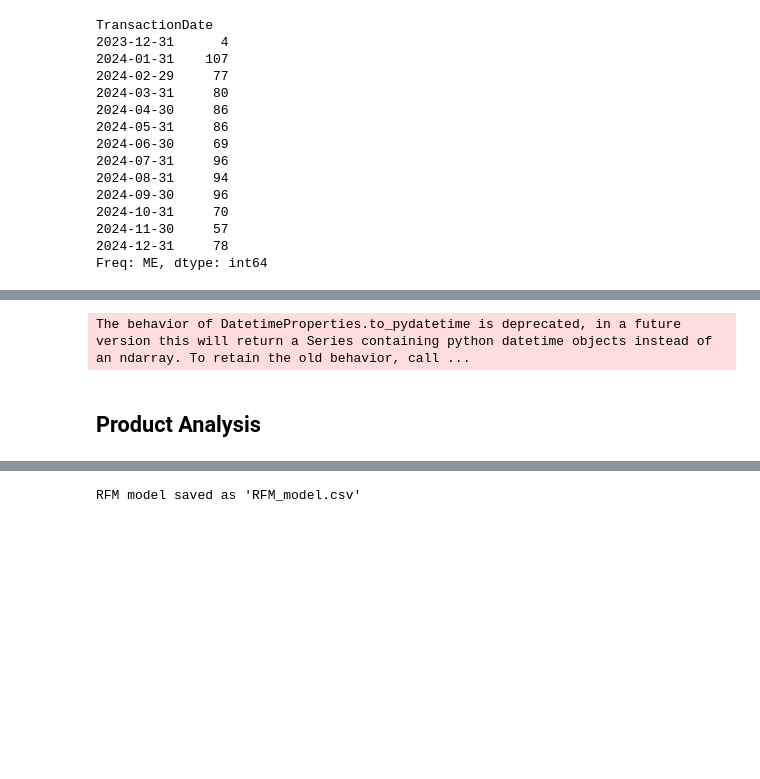
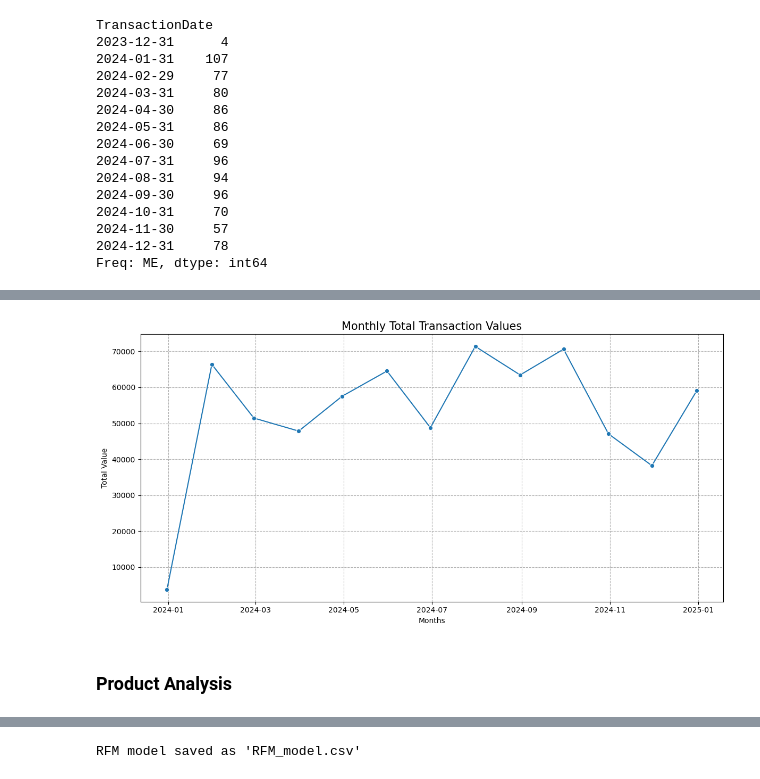
Before and after one commit to TejasShinkar12/eCommerce-Transactions-Analysis-and-Customer-Segmentation, a Jupyter notebook: notebooks/EDA.ipynb, the cells around one changed output, grey strips where cells are left out. Cells and saved outputs as stored; diff of their text form; code cells hidden in the pictures; blank space fills up the shorter version.

```diff
--- a/notebooks/EDA.ipynb
+++ b/notebooks/EDA.ipynb
@@ -391,25 +398,22 @@ NameError: name 'px' is not defined
 # %%
 # 2. Monthly total transaction values
 monthly_values = transactions_df.resample('ME', on='TransactionDate')['TotalValue'].sum()
-# monthly_values.index = monthly_values.index.strftime('%b %Y')
-# plt.figure(figsize=(12, 6))
-# monthly_values.plot(kind='line', marker='o', color='green')
-# plt.title('Monthly Total Transaction Values')
-# plt.xlabel('Month')
-# plt.ylabel('Total Value')
-# plt.xticks(rotation=45)
-# plt.show()
 
-fig = px.line(x=monthly_values.index,
-              y=monthly_values.values,
-              labels={'x': 'Months', 'y': 'Total Value'},
-              title='Monthly Total Transaction Values')
 
-fig.show()
+plt.figure(figsize=(12, 6))
+sns.lineplot(x=monthly_values.index,
+             y=monthly_values.values,
+             marker='o')
+plt.title('Monthly Total Transaction Values', fontsize=15)
+plt.xlabel('Months')
+plt.ylabel('Total Value')
+plt.grid(True, linestyle='--')
+plt.tight_layout()
+plt.show()
 # %% [output]
-The behavior of DatetimeProperties.to_pydatetime is deprecated, in a future version this will return a Series containing python datetime objects instead of an ndarray. To retain the old behavior, call ...
+[figure, added]
 # %% [markdown]
-## Product Analysis
+### Product Analysis
 # %%
 # 1. Top selling products
 top_products = transactions_df.groupby('ProductID')['Quantity'].sum().nlargest(10).reset_index()  # Convert to DataFrame
```
Also changed, not shown: parts of 24 cells of this notebook, 1 other file.
